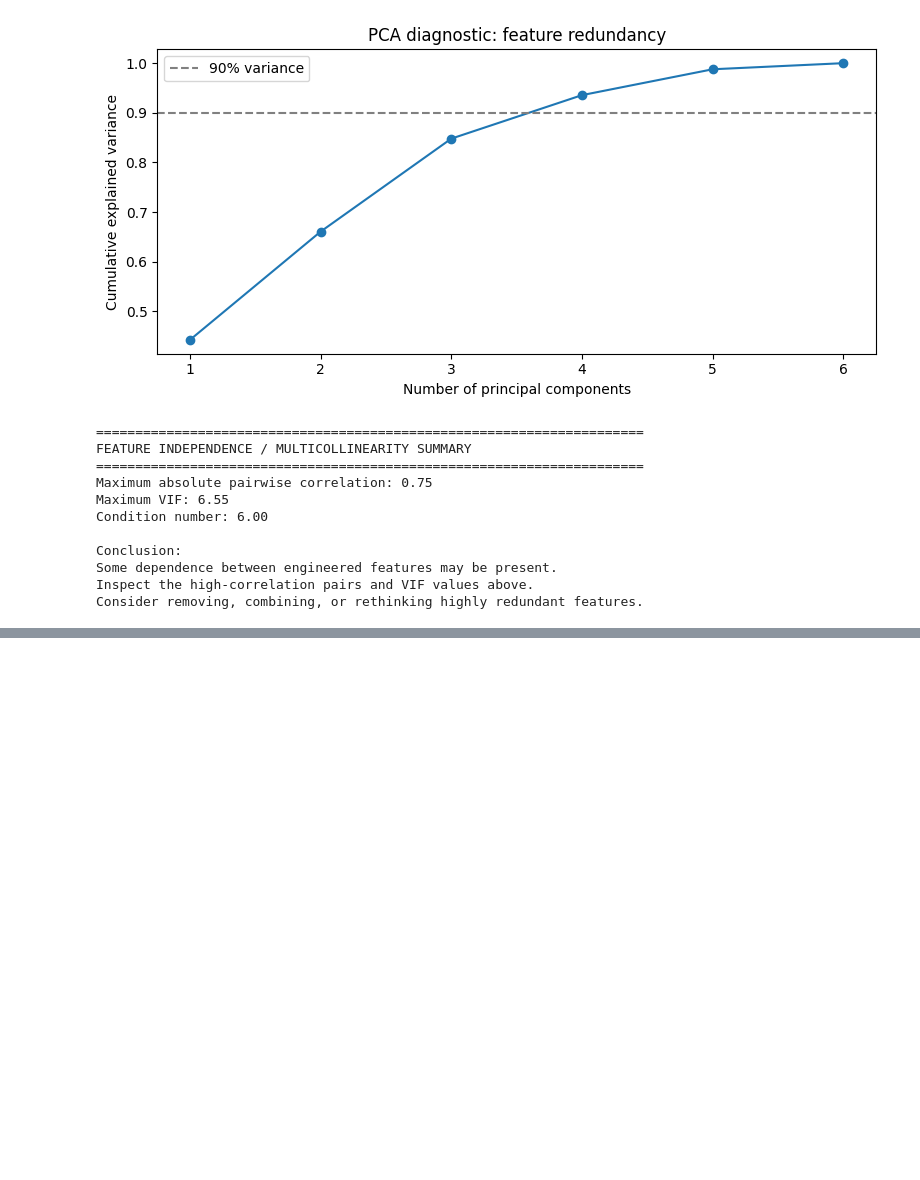
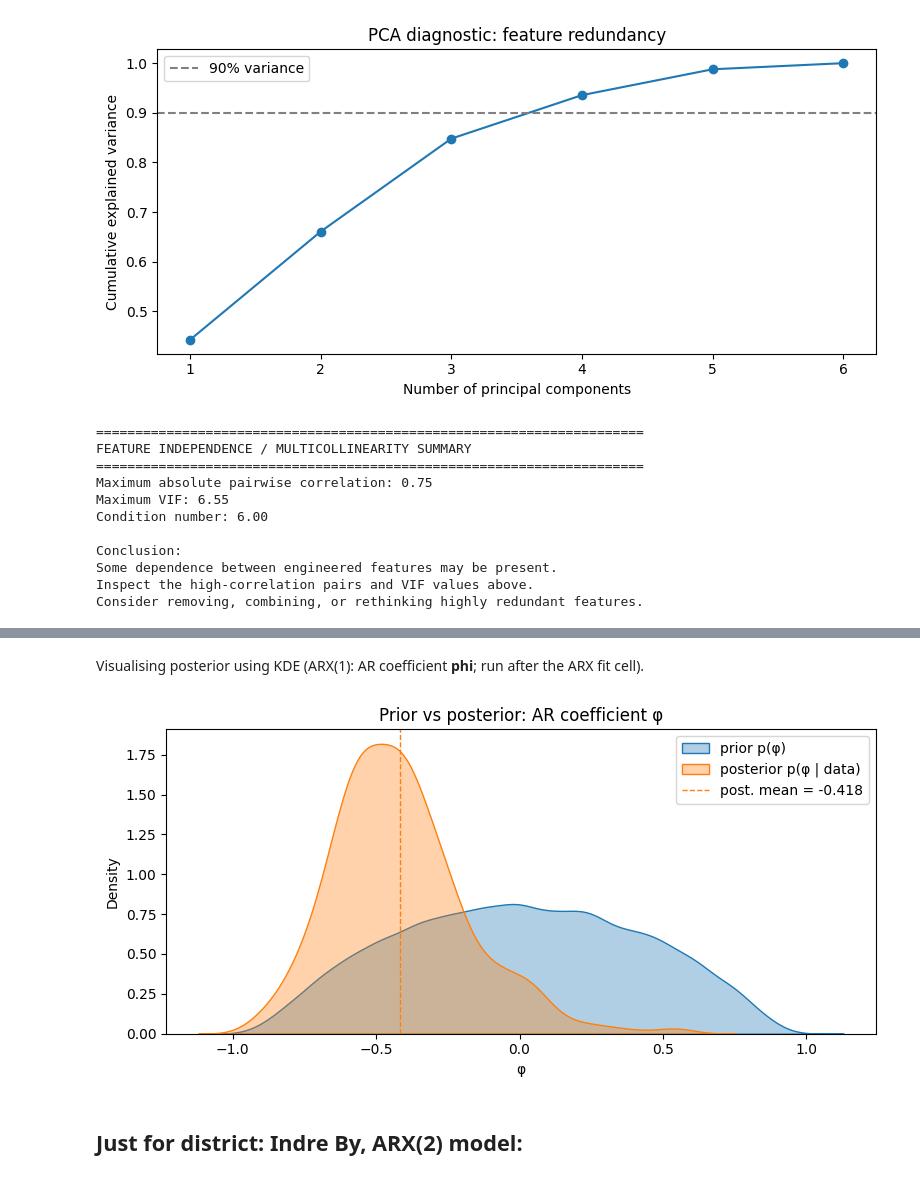
Before and after one commit to ursulailves/modelML_project, a Jupyter notebook: CPH_HousingPriceModel.ipynb, the cells around one changed output, grey strips where cells are left out. Cells and saved outputs as stored; diff of their text form; code cells hidden in the pictures; blank space fills up the shorter version.

```diff
--- a/CPH_HousingPriceModel.ipynb
+++ b/CPH_HousingPriceModel.ipynb
@@ -3295,0 +2398,29 @@ Test years  (diffs):  2019–2023
+# %% [markdown]
+Visualising posterior using KDE (ARX(1): AR coefficient **phi**; run after the ARX fit cell).
+# %%
+import numpy as np
+import seaborn as sns
+import matplotlib.pyplot as plt
+
+# Prior: phi_raw ~ Normal(0, 0.5), phi = tanh(phi_raw)  (matches Pyro)
+rng = np.random.default_rng(42)
+n_prior = 50_000
+phi_raw_prior = rng.normal(0.0, 0.5, size=n_prior)
+phi_prior = np.tanh(phi_raw_prior)
+
+# Posterior draws (ARX: phi_arx; for AR(1) block use phi_post instead)
+phi_post = np.asarray(phi_arx, dtype=float).ravel()
+
+plt.figure(figsize=(8, 4))
+sns.kdeplot(phi_prior, fill=True, alpha=0.35, color="C0", label="prior p(φ)")
+sns.kdeplot(phi_post, fill=True, alpha=0.35, color="C1", label="posterior p(φ | data)")
+plt.axvline(float(phi_post.mean()), color="C1", linestyle="--", linewidth=1, label=f"post. mean = {phi_post.mean():.3f}")
+plt.xlabel("φ")
+plt.title("Prior vs posterior: AR coefficient φ")
+plt.legend()
+plt.tight_layout()
+plt.show()
+# %% [output]
+[figure, added]
+# %% [markdown]
+## Just for district: Indre By, ARX(2) model:
```
Also changed, not shown: parts of 57 cells of this notebook, 1 other file.
